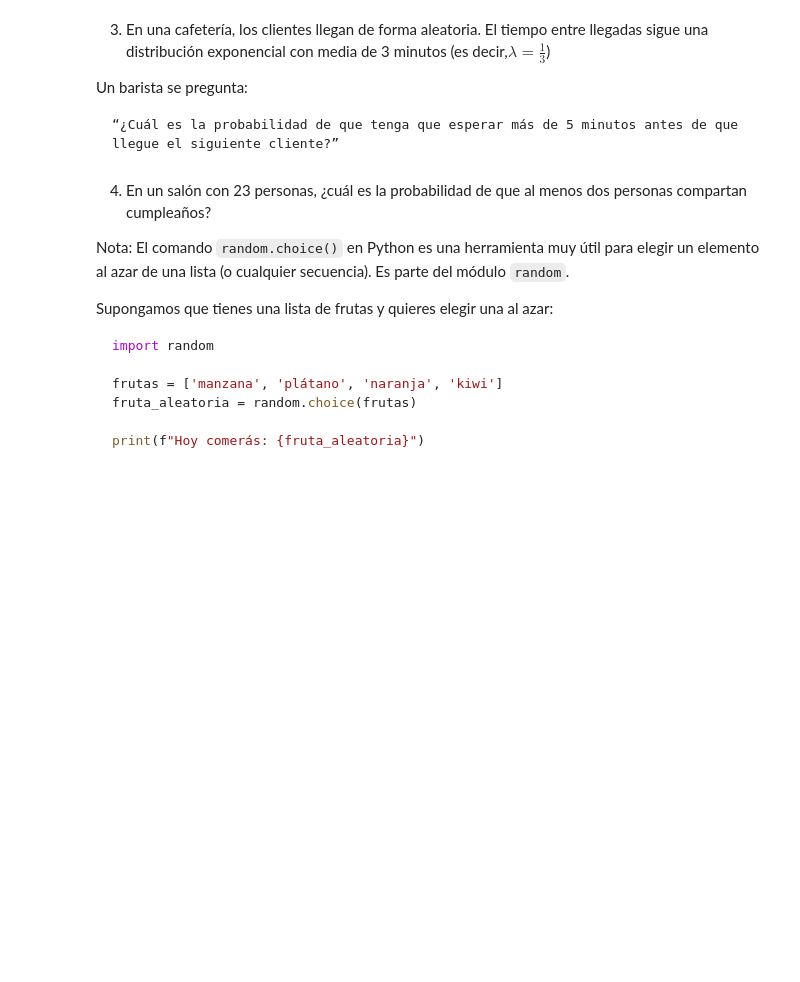
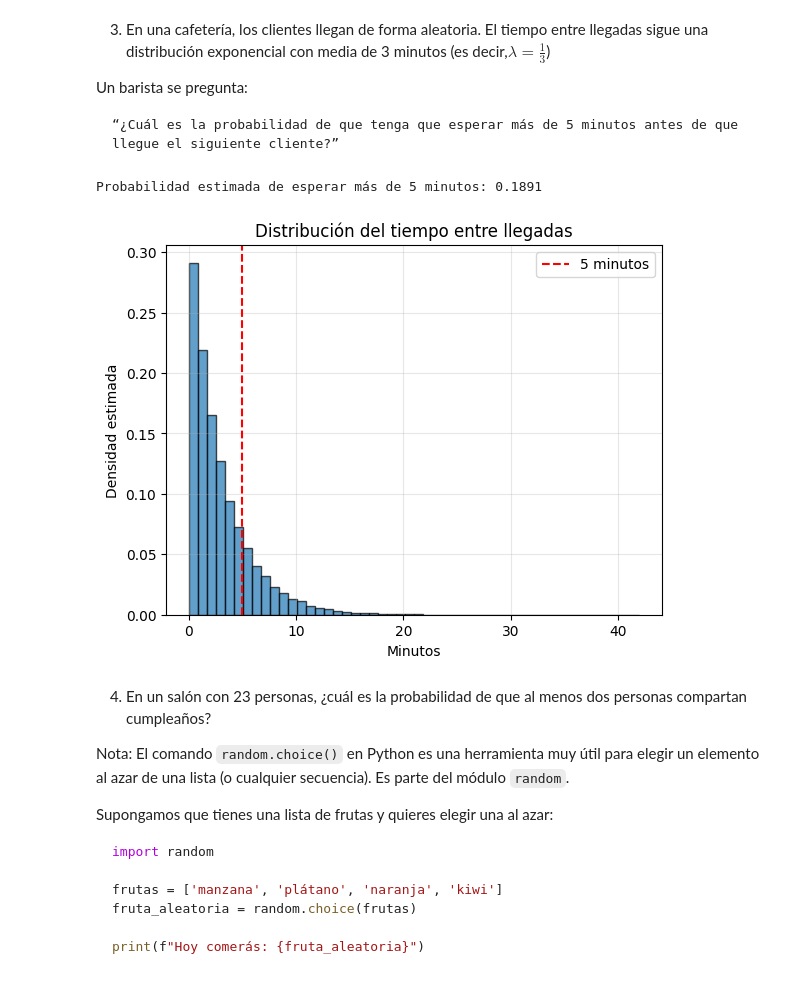
Before and after one commit to Programacion-Avanzada-UP/programacion-avanzada-up-2025-2-variables-aleatorias-Variables-Aleatorias, a Jupyter notebook: practica.ipynb, the cells around one changed output. Saved outputs shown, nothing was run; the diff lists cells and outputs as text; code cells hidden in the pictures; blank space fills up the shorter version.

````diff
--- a/practica.ipynb
+++ b/practica.ipynb
@@ -299,6 +408,41 @@ Un barista se pregunta:
 ```quote
 “¿Cuál es la probabilidad de que tenga que esperar más de 5 minutos antes de que llegue el siguiente cliente?”
 ```
+# %%
+import random
+
+# Parámetros
+N = 100_000
+lambda_inv = 3  # media = 3 → λ = 1/3
+esperas_largas = 0
+
+# Simulación
+for _ in range(N):
+    tiempo = random.expovariate(1 / lambda_inv)
+    if tiempo > 5:
+        esperas_largas += 1
+
+probabilidad_estim = esperas_largas / N
+print(f"Probabilidad estimada de esperar más de 5 minutos: {probabilidad_estim:.4f}")
+# %% [output]
+Probabilidad estimada de esperar más de 5 minutos: 0.1891
+# %%
+import matplotlib.pyplot as plt
+
+# Generar datos
+tiempos = [random.expovariate(1 / lambda_inv) for _ in range(N)]
+
+# Histograma
+plt.hist(tiempos, bins=50, density=True, alpha=0.7, edgecolor='black')
+plt.axvline(5, color='red', linestyle='--', label='5 minutos')
+plt.title("Distribución del tiempo entre llegadas")
+plt.xlabel("Minutos")
+plt.ylabel("Densidad estimada")
+plt.legend()
+plt.grid(alpha=0.3)
+plt.show()
+# %% [output]
+[figure, added]
 # %% [markdown]
 4. En un salón con 23 personas, ¿cuál es la probabilidad de que al menos dos personas compartan cumpleaños?
 
````
Also changed, not shown: parts of 13 cells of this notebook.
